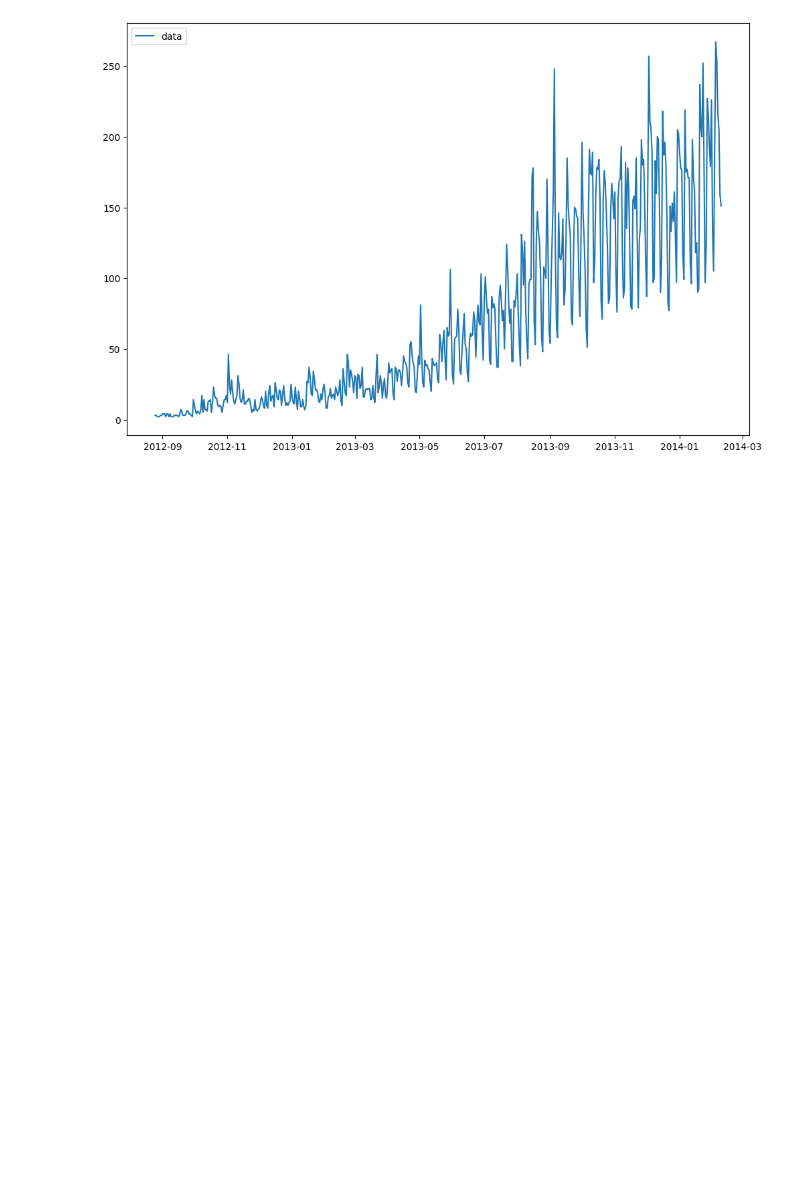
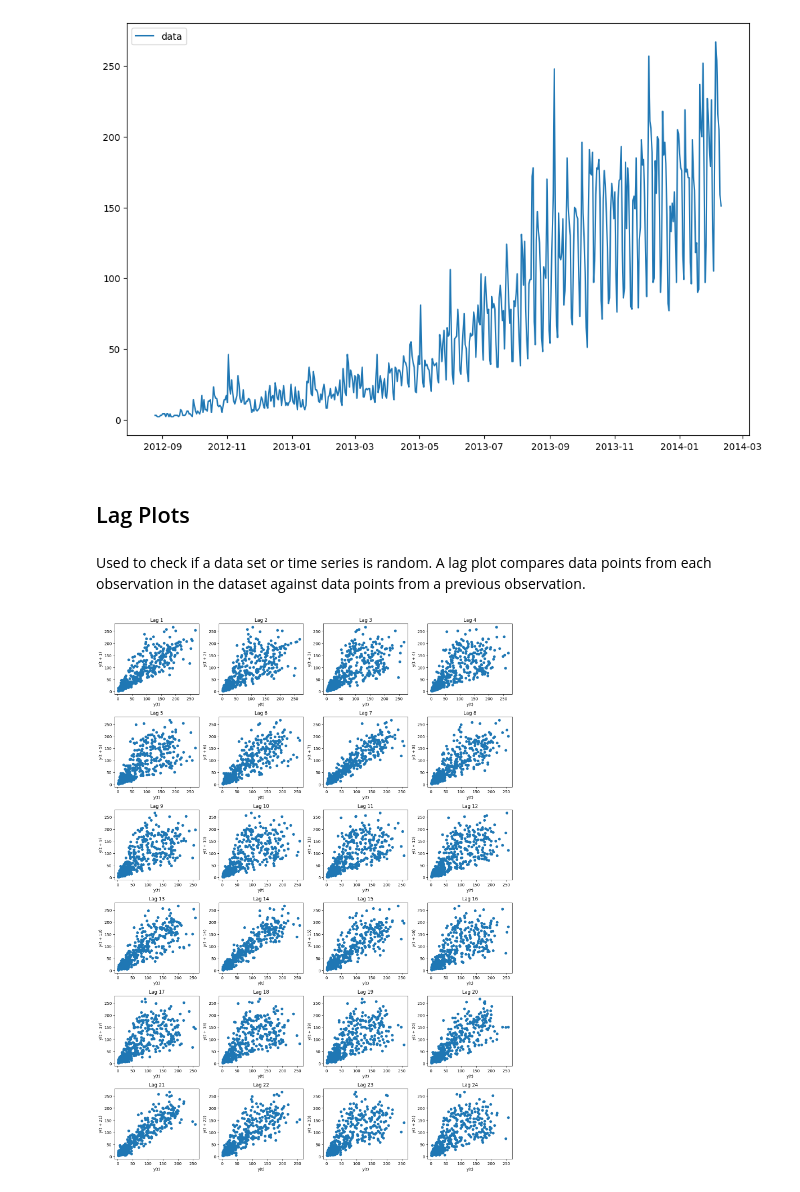
Before and after one commit to prashant9501/AMS2023, a Jupyter notebook: Time Series Analysis/Time Series Analysis.ipynb, the cells around one changed output. Drawn from its saved outputs; the diff is of its cells as text; code cells hidden in the pictures; blank space fills up the shorter version.

```diff
--- a/Time Series Analysis/Time Series Analysis.ipynb
+++ b/Time Series Analysis/Time Series Analysis.ipynb
@@ -52,8 +98,6 @@ The format depends on your data. Here are a few examples
     2001/12/1: %Y/%m/%d
     2001-12-01: %Y-%m-%d
     2001-12-01 09:00: %Y-%m-%d %H:%M
-# %%
-data['Date'] = pd.to_datetime(data['Date'], format='%Y-%m-%d')
 # %%
 data['Date'] = pd.to_datetime(data['Date'], format='%Y-%m-%d')
 # %%
@@ -74,3 +118,27 @@ plt.legend(loc='best')
 plt.show()
 # %% [output]
 [figure]
+# %% [markdown]
+## Lag Plots
+# %% [markdown]
+Used to check if a data set or time series is random. A lag plot compares data points from each observation in the dataset against data points from a previous observation.
+# %%
+import pandas as pd
+import matplotlib.pyplot as plt
+from pandas.plotting import lag_plot
+
+series = data['count']
+
+# Setting up the plot grid
+fig, axes = plt.subplots(nrows=6, ncols=4, figsize=(15, 20))  # Adjust the size as needed
+axes = axes.flatten()  # Flatten the array of axes for easy iteration
+
+# Creating lag plots for lags 1 to 24
+for i in range(1, 25):
+    lag_plot(series, lag=i, ax=axes[i-1])
+    axes[i-1].set_title(f'Lag {i}')
+
+plt.tight_layout()
+plt.show()
+# %% [output]
+[figure, added]
```
Also changed, not shown: parts of 20 cells of this notebook, 4 other files.
